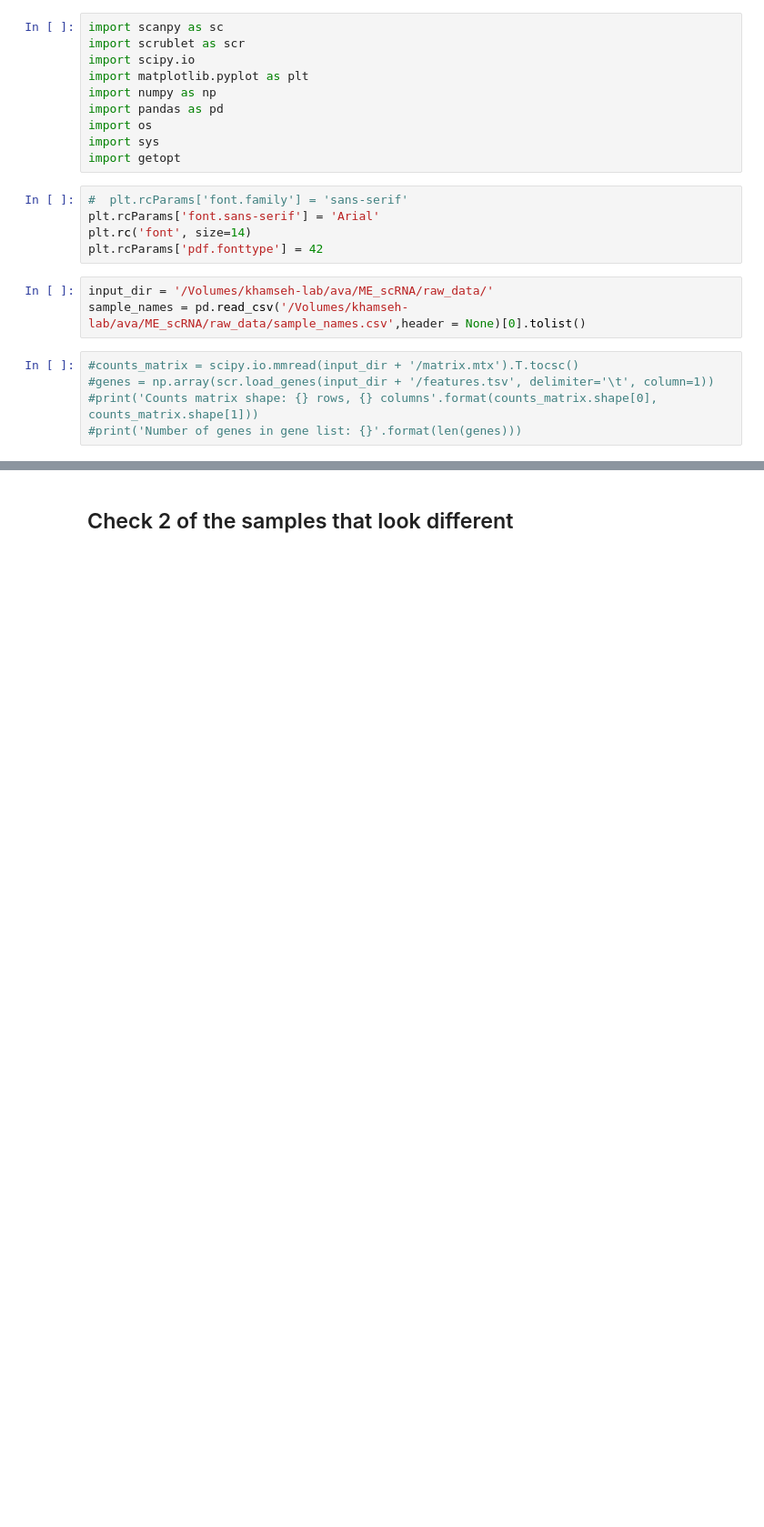
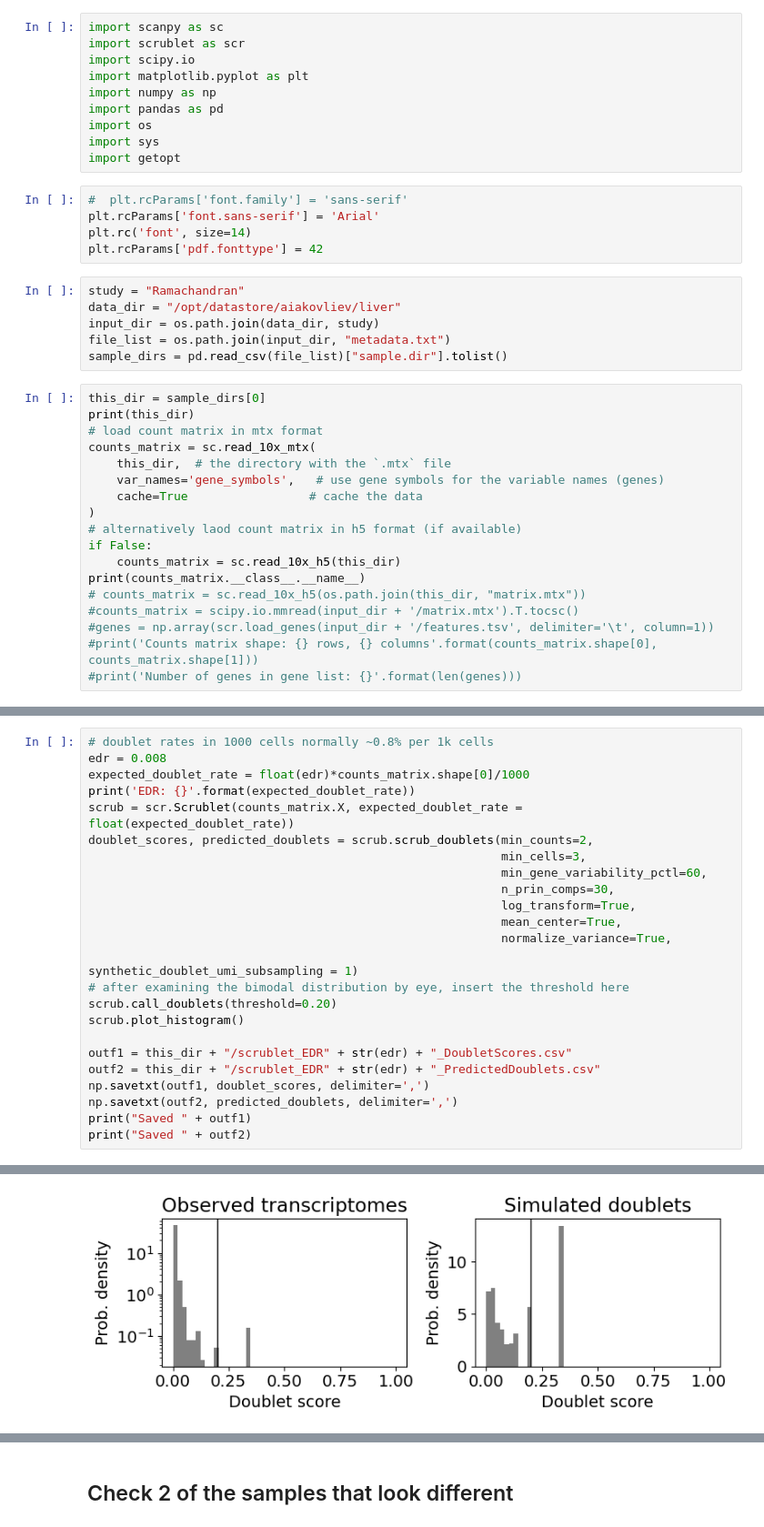
Before and after one commit to whimsial/liver-stator, a Jupyter notebook: qc/QC_2RMdoublet.ipynb, the cells around one changed output, grey strips where cells are left out. Shown at 91% size. Drawn from its saved outputs; the diff is of its cells as text; blank space fills up the shorter version.

```diff
--- a/qc/QC_2RMdoublet.ipynb
+++ b/qc/QC_2RMdoublet.ipynb
@@ -14,9 +14,25 @@ plt.rcParams['font.sans-serif'] = 'Arial'
 plt.rc('font', size=14)
 plt.rcParams['pdf.fonttype'] = 42
 # %%
-input_dir = '/Volumes/khamseh-lab/ava/ME_scRNA/raw_data/'
-sample_names = pd.read_csv('/Volumes/khamseh-lab/ava/ME_scRNA/raw_data/sample_names.csv',header = None)[0].tolist()
+study = "Ramachandran"
+data_dir = "/opt/datastore/aiakovliev/liver"
+input_dir = os.path.join(data_dir, study)
+file_list = os.path.join(input_dir, "metadata.txt")
+sample_dirs = pd.read_csv(file_list)["sample.dir"].tolist()
 # %%
+this_dir = sample_dirs[0]
+print(this_dir)
+# load count matrix in mtx format
+counts_matrix = sc.read_10x_mtx(
+    this_dir,  # the directory with the `.mtx` file
+    var_names='gene_symbols',   # use gene symbols for the variable names (genes)
+    cache=True                 # cache the data
+)
+# alternatively laod count matrix in h5 format (if available)
+if False:
+    counts_matrix = sc.read_10x_h5(this_dir)
+print(counts_matrix.__class__.__name__)
+# counts_matrix = sc.read_10x_h5(os.path.join(this_dir, "matrix.mtx"))
 #counts_matrix = scipy.io.mmread(input_dir + '/matrix.mtx').T.tocsc()
 #genes = np.array(scr.load_genes(input_dir + '/features.tsv', delimiter='\t', column=1))
 #print('Counts matrix shape: {} rows, {} columns'.format(counts_matrix.shape[0], counts_matrix.shape[1]))
@@ -64,0 +43,25 @@ GSM6603225_COR-5449-D2
+# %%
+# doublet rates in 1000 cells normally ~0.8% per 1k cells
+edr = 0.008
+expected_doublet_rate = float(edr)*counts_matrix.shape[0]/1000
+print('EDR: {}'.format(expected_doublet_rate))
+scrub = scr.Scrublet(counts_matrix.X, expected_doublet_rate = float(expected_doublet_rate))
+doublet_scores, predicted_doublets = scrub.scrub_doublets(min_counts=2,
+                                                          min_cells=3,
+                                                          min_gene_variability_pctl=60,
+                                                          n_prin_comps=30,
+                                                          log_transform=True,
+                                                          mean_center=True,
+                                                          normalize_variance=True,
+                                                          synthetic_doublet_umi_subsampling = 1)
+# after examining the bimodal distribution by eye, insert the threshold here
+scrub.call_doublets(threshold=0.20)
+scrub.plot_histogram()
+
+outf1 = this_dir + "/scrublet_EDR" + str(edr) + "_DoubletScores.csv"
+outf2 = this_dir + "/scrublet_EDR" + str(edr) + "_PredictedDoublets.csv"
+np.savetxt(outf1, doublet_scores, delimiter=',')
+np.savetxt(outf2, predicted_doublets, delimiter=',')
+print("Saved " + outf1)
+print("Saved " + outf2)
+# %% [output]
@@ -64,0 +127 @@ GSM6603225_COR-5449-D2
+[figure, added]
```
Also changed, not shown: parts of 6 cells of this notebook, 2 other files.
